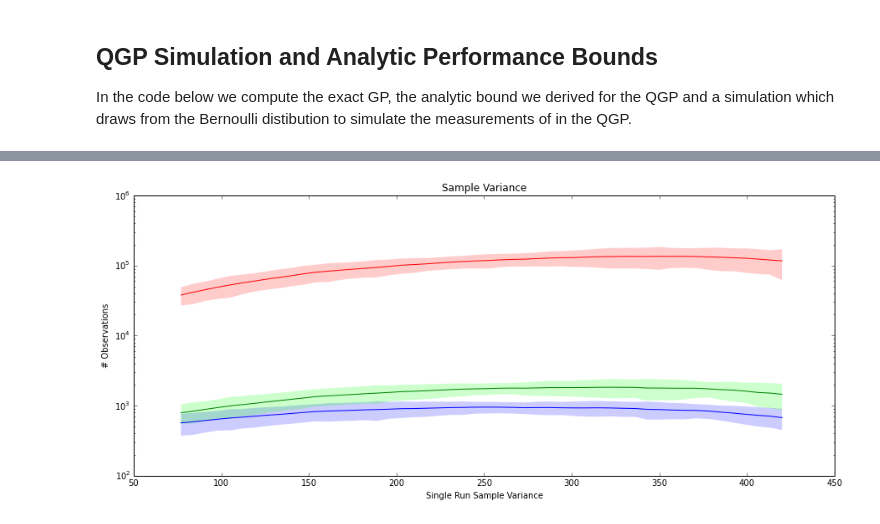
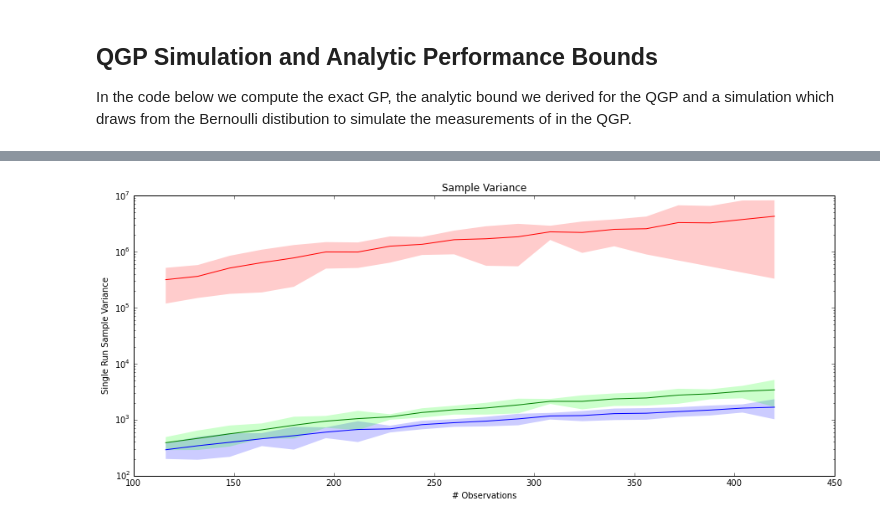
Before and after one commit to jkfitzsimons/QGP, a Jupyter notebook: QGPs.ipynb, the cells around one changed output, grey strips where cells are left out. Cells and saved outputs as stored; diff of their text form; code cells hidden in the pictures.

Commit message:
Variable plots and rate of variance growth

```diff
--- a/QGPs.ipynb
+++ b/QGPs.ipynb
@@ -388,14 +413,19 @@ Warning: adding jitter of 8.1430292109e-01
 # %%
 DN, DD = data.shape
 CA = []
-steps = 50
-runs = 30
+
+var_ar = []
+
+steps = 20
+runs = 10
 
 for i in xrange(runs):
-    p = np.random.permutation(DN)
-    data = data[p,:]
     CC= []
-    for N in [420-x*7 for x in range(steps)]:
+    var_ = []
+    for N in [420-x*16 for x in range(steps)]:
+        p = np.random.permutation(DN)
+        data = data[p,:]
+
         # Get all data (exclude the 4th column which is binary) except the last 50 points for training
         x  = np.concatenate((data[:-N,:4],data[:-N,5:-1]),axis=1)
         x = (x - np.mean(x,axis=0))/(np.std(x,axis=0)+1.e-16)
@@ -412,9 +442,9 @@ for i in xrange(runs):
         ys = (ys-my)/(sy+1.e-16)
         N,D = x.shape
 
-        print 'Housing Dataset Dim:', N, 'by', D
+        #print 'Housing Dataset Dim:', N, 'by', D
 
-        V = []
+        var_local = []
         M = []
         C = []
 
@@ -440,9 +470,11 @@ for i in xrange(runs):
             cy = np.abs(y).max()**-1
             ck = np.abs(model.covfunc.getCovMatrix(x, xs, mode='cross')).max()**-1
             sy = np.sum(y!=0)
-            sk = np.sum(model.covfunc.getCovMatrix(x, xs, mode='cross')!=0)/N
+            sk = np.sum(model.covfunc.getCovMatrix(x, xs, mode='cross')!=0)/(DN-N)
             sn = np.exp(model.covfunc.cov2.hyp[0]*2)
-
+            var_local.append([cy, ck, sy, sk, sn])
             C.append([np.sqrt(sy*sk)/(sn*ck*cy)]/np.mean(ys2))
         CC.append(C)
+        var_.append(var_local)
     CA.append(CC)
+    var_ar.append(var_)
@@ -467,19 +481,19 @@ Housing Dataset Dim: 429 by 12
 # %%
 CA_ = np.array(CA)
 
 CA__ = np.mean(CA_.reshape([runs, steps, 3]),0)
 CA_s = np.std(CA_.reshape([runs, steps, 3]),0)
 
 plt.figure(figsize=[15,6])
 plt.title('Sample Variance')
-plt.xlabel('Single Run Sample Variance')
-plt.ylabel('# Observations')
-plt.plot([420-x*7 for x in range(50)], CA__[::-1,0],'b')
-plt.plot([420-x*7 for x in range(50)], CA__[::-1,1],'g')
-plt.plot([420-x*7 for x in range(50)], CA__[::-1,2],'r')
-plt.fill_between([420-x*7 for x in range(50)],CA__[::-1,0]+CA_s[::-1,0]*3,CA__[::-1,0]-CA_s[::-1,0]*3, facecolor= [0.,0.0,1.0,0.2],linewidths=0.0 )
-plt.fill_between([420-x*7 for x in range(50)],CA__[::-1,1]+CA_s[::-1,1]*3,CA__[::-1,1]-CA_s[::-1,1]*3, facecolor= [0.,1.0,0.0,0.2],linewidths=0.0 )
-plt.fill_between([420-x*7 for x in range(50)],CA__[::-1,2]+CA_s[::-1,2]*3,CA__[::-1,2]-CA_s[::-1,2]*3, facecolor= [1.,0.0,0.0,0.2],linewidths=0.0 )
+plt.ylabel('Single Run Sample Variance')
+plt.xlabel('# Observations')
+plt.plot([420-x*16 for x in range(steps)], CA__[::-1,0],'b')
+plt.plot([420-x*16 for x in range(steps)], CA__[::-1,1],'g')
+plt.plot([420-x*16 for x in range(steps)], CA__[::-1,2],'r')
+plt.fill_between([420-x*16 for x in range(steps)],CA__[::-1,0]+CA_s[::-1,0]*3,CA__[::-1,0]-CA_s[::-1,0]*3, facecolor= [0.,0.0,1.0,0.2],linewidths=0.0 )
+plt.fill_between([420-x*16 for x in range(steps)],CA__[::-1,1]+CA_s[::-1,1]*3,CA__[::-1,1]-CA_s[::-1,1]*3, facecolor= [0.,1.0,0.0,0.2],linewidths=0.0 )
+plt.fill_between([420-x*16 for x in range(steps)],CA__[::-1,2]+CA_s[::-1,2]*3,CA__[::-1,2]-CA_s[::-1,2]*3, facecolor= [1.,0.0,0.0,0.2],linewidths=0.0 )
 plt.yscale('log')
 # %% [output]
-[figure, old version]
+[figure, new version]
```
Also changed, not shown: parts of 4 cells of this notebook.
